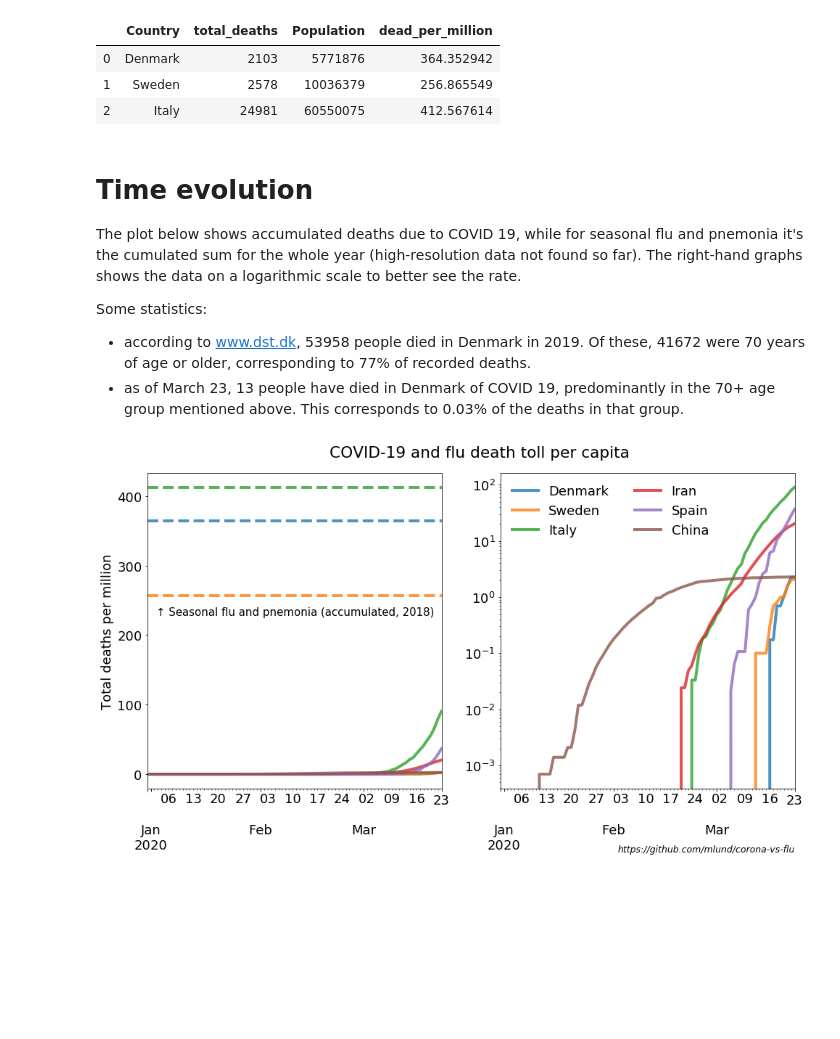
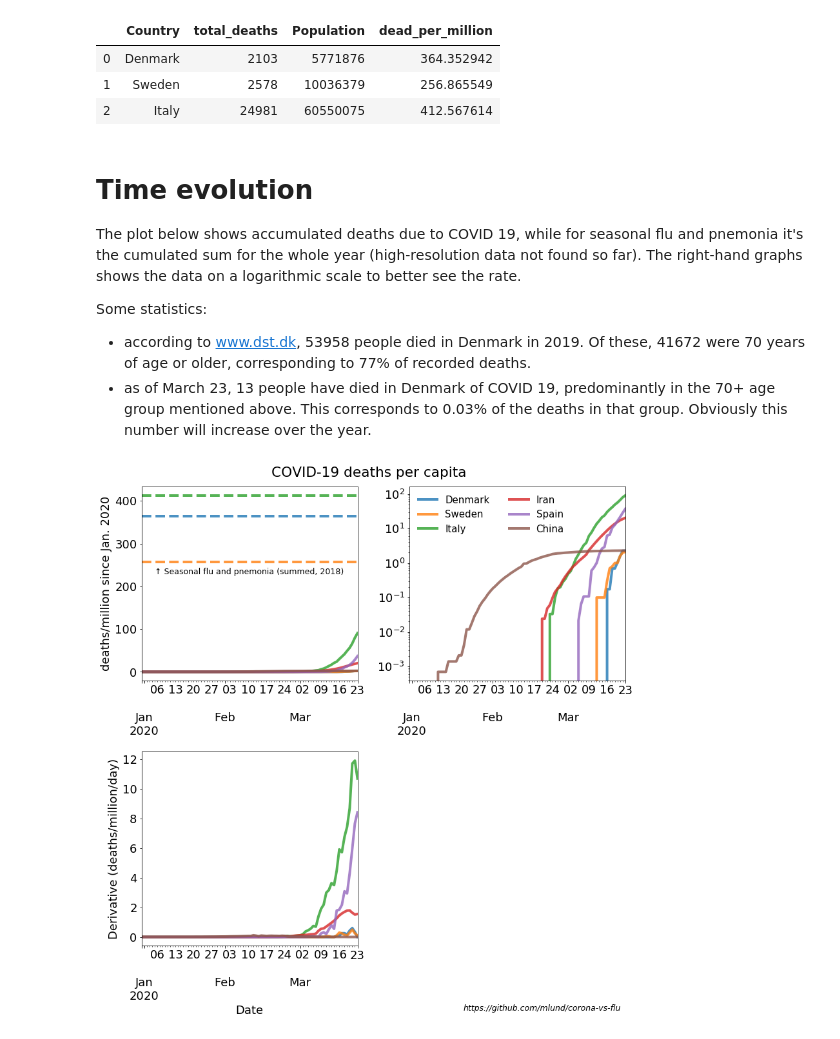
Before and after one commit to mlund/corona-vs-flu, a Jupyter notebook: notebook.ipynb, the cells around one changed output. Drawn from its saved outputs; the diff is of its cells as text; code cells hidden in the pictures; blank space fills up the shorter version.

```diff
--- a/notebook.ipynb
+++ b/notebook.ipynb
@@ -82,38 +83,45 @@ The plot below shows accumulated deaths due to COVID 19, while for seasonal flu
 Some statistics:
 
 - according to www.dst.dk, 53958 people died in Denmark in 2019. Of these, 41672 were 70 years of age or older, corresponding to 77% of recorded deaths.
-- as of March 23, 13 people have died in Denmark of COVID 19, predominantly in the 70+ age group mentioned above. This corresponds to 0.03% of the deaths in that group.
+- as of March 23, 13 people have died in Denmark of COVID 19, predominantly in the 70+ age group mentioned above. This corresponds to 0.03% of the deaths in that group. Obviously this number will increase over the year.
 # %%
-plt.rcParams.update({'font.size': 18, 'figure.figsize': [16, 8]})
-fig, ax = plt.subplots(1, 2, sharex=True)
+plt.rcParams.update({'font.size': 18, 'figure.figsize': [12, 12]})
+fig, ax = plt.subplots(2, 2, sharex=False)
 
 countries = ['Denmark', 'Sweden', 'Italy', 'Iran', 'Spain', 'China']
 for country in countries:
     ykey="dead_per_million"
     mask = db["Country"] == country
-    db[mask].plot(x="Date", y=ykey, ax=ax[0], label=country, lw=4, alpha=0.8)
-    db[mask].plot(x="Date", y=ykey, ax=ax[1], label=country, lw=4, alpha=0.8)
 
-ax[0].set_ylabel("Total deaths per million")
-ax[0].set_xlabel("")
-ax[1].set_xlabel("")
-ax[1].set_yscale('log')
-ax[0].set_yscale('linear')
-ax[1].legend(loc=0, frameon=False, ncol=2)#, bbox_to_anchor=(0.1, 0.1))
-ax[0].get_legend().remove()
+    slope = np.gradient(db[mask][ykey].values)
+    pd.Series(slope, db[mask].Date).plot(ax=ax[1][0], lw=4, alpha=0.8)
+
+    db[mask].plot(x="Date", y=ykey, ax=ax[0][0], label=country, lw=4, alpha=0.8)
+    db[mask].plot(x="Date", y=ykey, ax=ax[0][1], label=country, lw=4, alpha=0.8)
+
+ax[0][0].set_ylabel("deaths/million since Jan. 2020")
+ax[0][0].set_xlabel("")
+ax[0][1].set_xlabel("")
+ax[0][1].set_yscale('log')
+ax[0][0].set_yscale('linear')
+ax[1][0].set_ylabel('Derivative (deaths/million/day)')
+ax[0][1].legend(loc=0, frameon=False, ncol=2, fontsize='small')#, bbox_to_anchor=(0.1, 0.1))
+ax[0][0].get_legend().remove()
+fig.delaxes(ax[1][1])
 
 prop_cycle = plt.rcParams['axes.prop_cycle']
 colors = prop_cycle.by_key()['color']
 cnt=0
 for country in ['Denmark', 'Sweden', 'Italy']:
     mask = flu.Country == country
     val = flu[mask].dead_per_million.values
-    ax[0].axhline(y=val, color=colors[cnt], linestyle='--', lw=4, alpha=0.8)
+    ax[0][0].axhline(y=val, color=colors[cnt], linestyle='--', lw=4, alpha=0.8)
     cnt+=1
 
-ax[0].text(0.03, 0.55, r'↑ Seasonal flu and pnemonia (accumulated, 2018)', transform=ax[0].transAxes, size='small')
-ax[1].text(0.4, -0.2, 'https://github.com/mlund/corona-vs-flu', transform=ax[1].transAxes, size='x-small', style='italic')
-ax[0].text(0.62, 1.05, 'COVID-19 and flu death toll per capita', size='large', transform=ax[0].transAxes)
+ax[0][0].text(0.06, 0.55, r'↑ Seasonal flu and pnemonia (summed, 2018)', transform=ax[0][0].transAxes, size='x-small')
+ax[0][1].text(0.25, -1.7, 'https://github.com/mlund/corona-vs-flu', transform=ax[0][1].transAxes, size='x-small', style='italic')
+ax[0][0].text(0.60, 1.05, 'COVID-19 deaths per capita', size='large', transform=ax[0][0].transAxes)
 plt.savefig('corona-vs-flu.png', bbox_inches='tight')
+plt.tight_layout()
 # %% [output]
-[figure, old version]
+[figure, new version]
```
Also changed, not shown: parts of 1 cell of this notebook.
